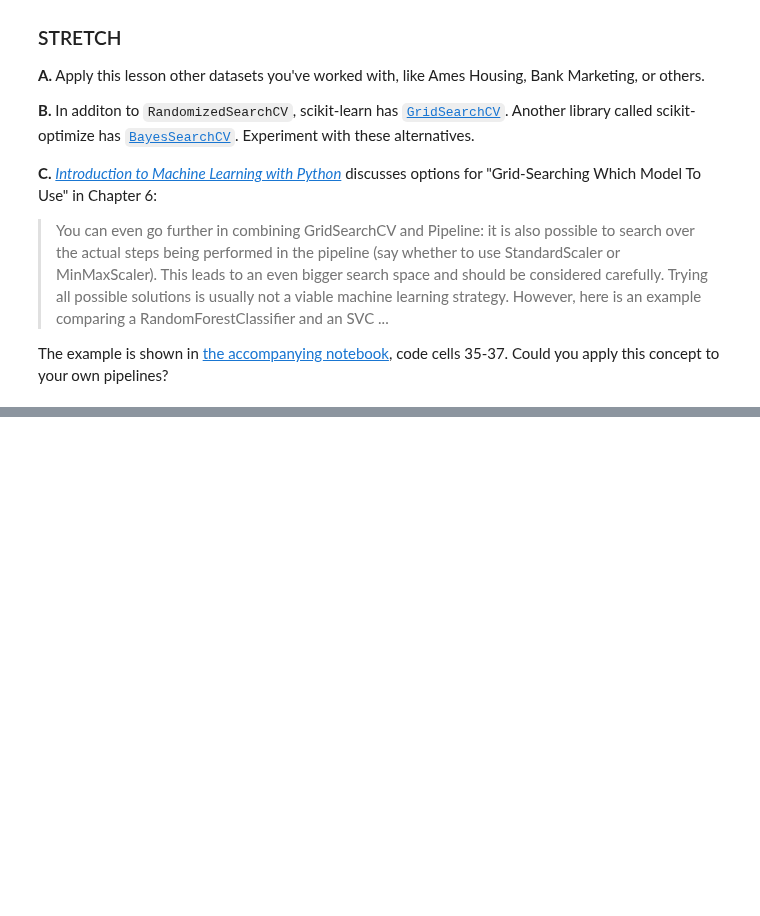
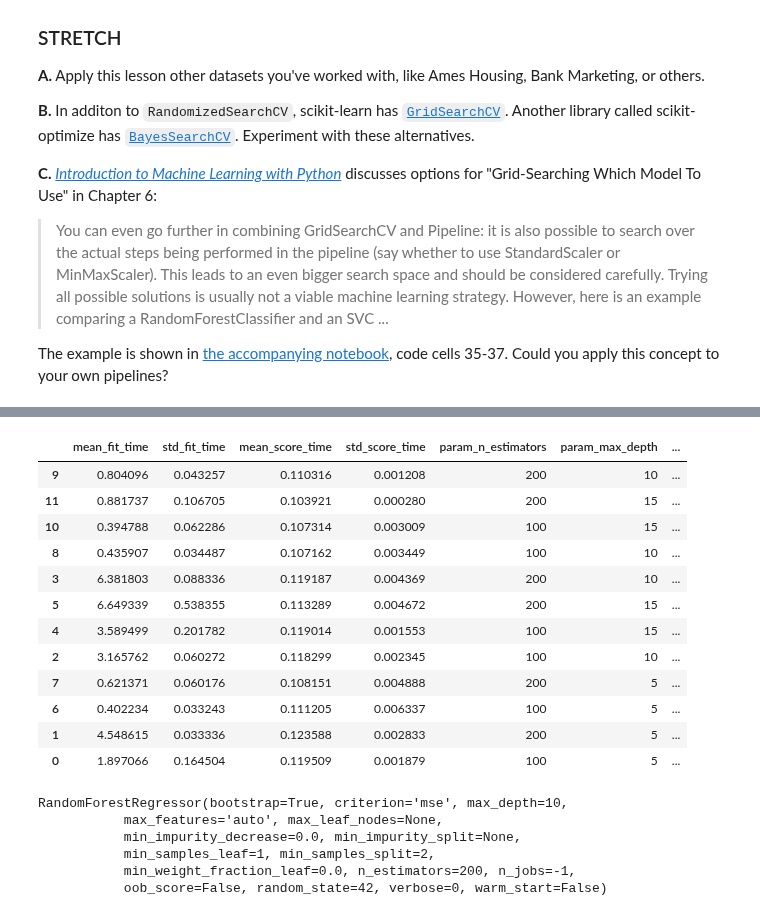
Before and after one commit to LambdaSchool/DS-Unit-2-Sprint-4-Practicing-Understanding, a Jupyter notebook: module1-hyperparameter-optimization/LS_DS_241_Hyperparameter_Optimization.ipynb, the cells around one changed output, grey strips where cells are left out. Saved outputs shown, nothing was run; the diff lists cells and outputs as text; code cells hidden in the pictures; blank space fills up the shorter version.

```diff
--- a/module1-hyperparameter-optimization/LS_DS_241_Hyperparameter_Optimization.ipynb
+++ b/module1-hyperparameter-optimization/LS_DS_241_Hyperparameter_Optimization.ipynb
@@ -567,0 +916,19 @@ The example is shown in [the accompanying notebook](https://github.com/amueller/
+# %%
+param_distributions = {
+    'n_estimators': [100, 200],
+    'max_depth': [5, 10, 15],
+    'criterion': ['mae','mse']
+}
+
+r_gridsearch = RandomizedSearchCV(
+    RandomForestRegressor(n_jobs=-1, random_state=42),
+    param_distributions=param_distributions,
+    n_iter=12,
+    cv=3,
+    scoring='neg_mean_absolute_error',
+    verbose=10,
+    return_train_score=True,
+    n_jobs=-1
+)
+
+r_gridsearch.fit(X_train, y_train)
@@ -567,0 +957,25 @@ The example is shown in [the accompanying notebook](https://github.com/amueller/
+# %%
+pd.DataFrame(r_gridsearch.cv_results_).sort_values(by='rank_test_score')
+# %% [output]
+|  | mean_fit_time | std_fit_time | mean_score_time | std_score_time | param_n_estimators | param_max_depth | ... |
+| 9 | 0.804096 | 0.043257 | 0.110316 | 0.001208 | 200 | 10 | ... |
+| 11 | 0.881737 | 0.106705 | 0.103921 | 0.000280 | 200 | 15 | ... |
+| 10 | 0.394788 | 0.062286 | 0.107314 | 0.003009 | 100 | 15 | ... |
+| 8 | 0.435907 | 0.034487 | 0.107162 | 0.003449 | 100 | 10 | ... |
+| 3 | 6.381803 | 0.088336 | 0.119187 | 0.004369 | 200 | 10 | ... |
+| 5 | 6.649339 | 0.538355 | 0.113289 | 0.004672 | 200 | 15 | ... |
+| 4 | 3.589499 | 0.201782 | 0.119014 | 0.001553 | 100 | 15 | ... |
+| 2 | 3.165762 | 0.060272 | 0.118299 | 0.002345 | 100 | 10 | ... |
+| 7 | 0.621371 | 0.060176 | 0.108151 | 0.004888 | 200 | 5 | ... |
+| 6 | 0.402234 | 0.033243 | 0.111205 | 0.006337 | 100 | 5 | ... |
+| 1 | 4.548615 | 0.033336 | 0.123588 | 0.002833 | 200 | 5 | ... |
+| 0 | 1.897066 | 0.164504 | 0.119509 | 0.001879 | 100 | 5 | ... |
+# %%
+r_gridsearch.best_estimator_
+# %% [output]
+RandomForestRegressor(bootstrap=True, criterion='mse', max_depth=10,
+           max_features='auto', max_leaf_nodes=None,
+           min_impurity_decrease=0.0, min_impurity_split=None,
+           min_samples_leaf=1, min_samples_split=2,
+           min_weight_fraction_leaf=0.0, n_estimators=200, n_jobs=-1,
+           oob_score=False, random_state=42, verbose=0, warm_start=False)
```
Also changed, not shown: parts of 44 cells of this notebook.
